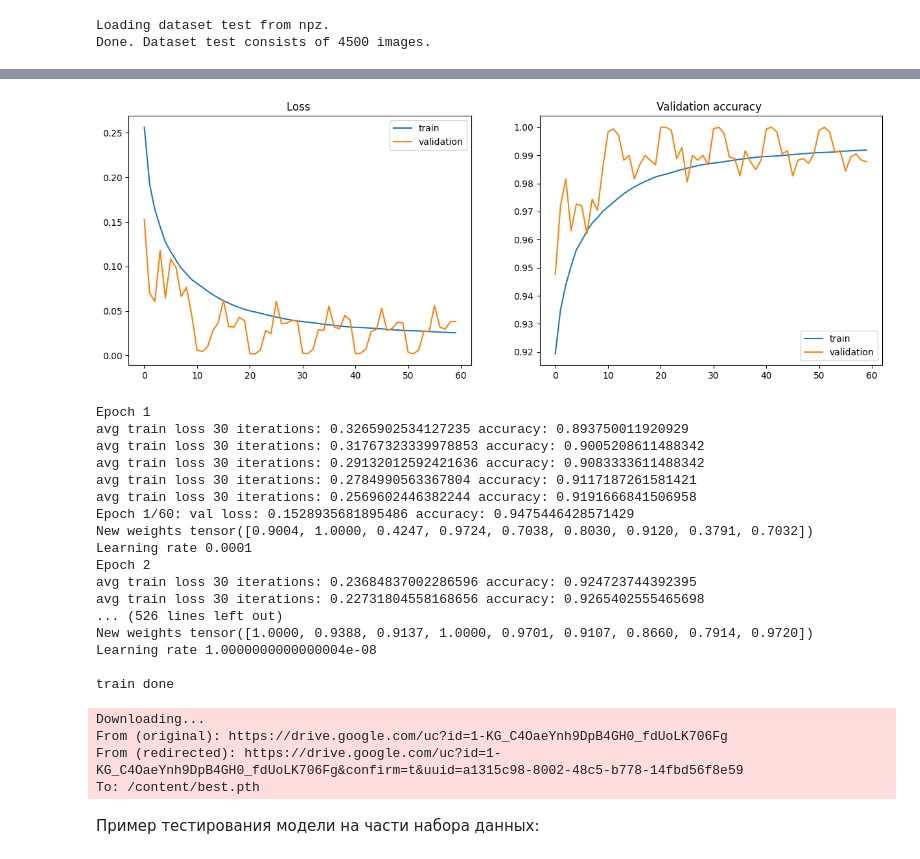
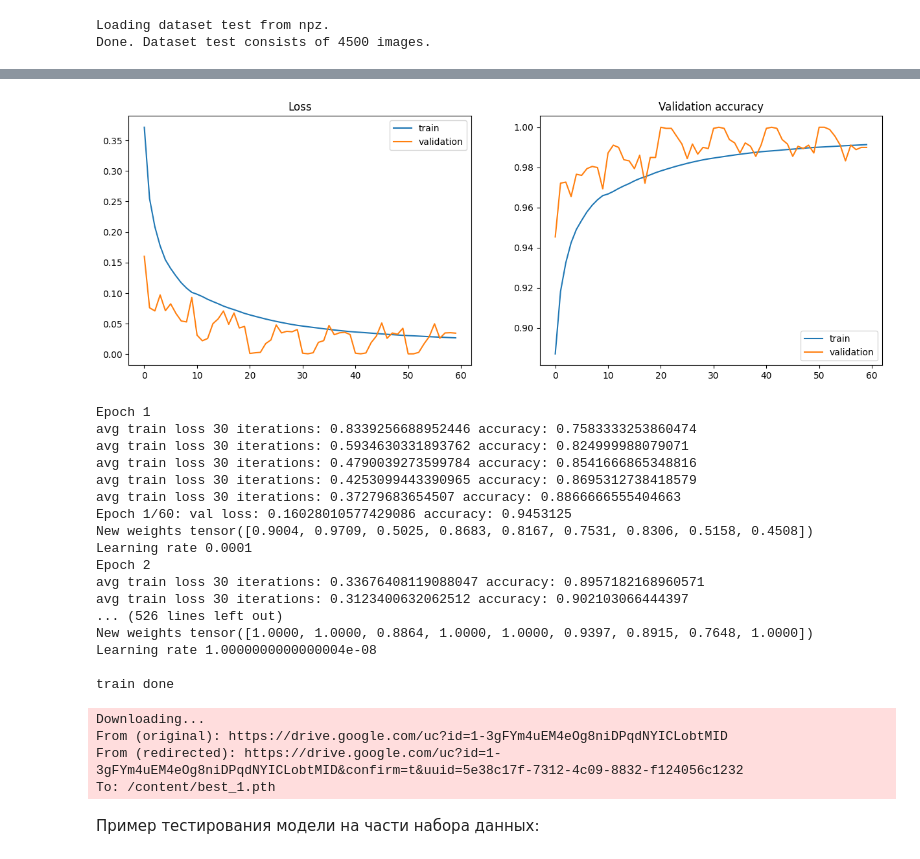
Before and after one commit to Regerant/Digital_Pathology_ResNet18_additionaltrain, a Jupyter notebook: AT__ResNET18.ipynb, the cells around one changed output, grey strips where cells are left out. Saved outputs shown, nothing was run; the diff lists cells and outputs as text; code cells hidden in the pictures.

```diff
--- a/AT__ResNET18.ipynb
+++ b/AT__ResNET18.ipynb
@@ -387,17 +388,19 @@ device = torch.device("cuda" if torch.cuda.is_available() else "cpu")
 # %%
 #LBL8 #LBL6 #LBL4
 def plot_train_process(train_loss, val_loss, train_accuracy, val_accuracy, title_suffix=''):
+    clear_output(wait=True)
     fig, axes = plt.subplots(1, 2, figsize=(15, 5))
 
-    axes[0].set_title(" ".join(["Loss", title_suffix]))
+    axes[0].set_title("Loss")
     axes[0].plot(train_loss, label="train")
     axes[0].plot(val_loss, label="validation")
     axes[0].legend()
 
-    axes[1].set_title(' '.join(["Validation accuracy", title_suffix]))
+    axes[1].set_title("Validation accuracy")
     axes[1].plot(train_accuracy, label="train")
     axes[1].plot(val_accuracy, label="validation")
     axes[1].legend()
+
     plt.show()
 # %% [markdown]
 # Матрица Ошибок
@@ -471,7 +474,9 @@ class Model:
 
     def load(self, name: str):
         name_to_id_dict = {
-            "best": '1-KG_C4OaeYnh9DpB4GH0_fdUoLK706Fg'
+            "best": '1-KG_C4OaeYnh9DpB4GH0_fdUoLK706Fg',
+            "best_model": '1L9PiS1JbKKOnxaGleh85wfz_yP5lf0H8',
+            "best_1": '1-3gFYm4uEM4eOg8niDPqdNYICLobtMID'
         }
         output = f"{name}.pth"
         gdown.download(f'https://drive.google.com/uc?id={name_to_id_dict[name]}', output, quiet=False)
@@ -503,6 +508,23 @@ class Model:
         return accuracy, np.mean(losses), weights
 
     def train(self, dataset: Dataset):
+        '''
+        param_grid =
+        {
+            "learning_rate": [1e-3, 1e-4],
+            "weight_decay": [1e-4, 1e-5],
+            "batch_size": [32, 64],
+        }
+
+        best_val_accuracy = 0.0
+        best_params = None
+
+        for params in ParameterGrid(param_grid):
+            print(f"Training with params: {params}")
+            learning_rate = params["learning_rate"]
+            weight_decay = params["weight_decay"]
+            batch_size = params["batch_size"]
+        '''
         optim = torch.optim.AdamW
         lossF = torch.nn.CrossEntropyLoss
         learning_rate = 1e-4
@@ -512,6 +534,7 @@ class Model:
         optimizer = optim(self.model.parameters(), lr=learning_rate, weight_decay=weight_decay)
         scheduler = torch.optim.lr_scheduler.ReduceLROnPlateau(optimizer, "min", patience=5, threshold=0.01, threshold_mode="rel")
 
+        #LBL11
         augmenting_transforms = v2.Compose([
             v2.RandomHorizontalFlip(),
             v2.RandomVerticalFlip(),
@@ -533,6 +556,9 @@ class Model:
         eval_every = 30
 
         weights = torch.ones(9).to(device)
+
+        best_val_accuracy = 0.0
+        best_model_path = '/content/drive/MyDrive/DP/best_model.pth'
 
         #LBL3
         for epoch in range(n_epoch):
@@ -569,6 +595,11 @@ class Model:
             val_accuracy, val_loss, weights = self.evaluate(val, loss_fn, weights)
             scheduler.step(val_loss)
 
+            if val_accuracy > best_val_accuracy:
+                best_val_accuracy = val_accuracy
+                torch.save(self.model.state_dict(), best_model_path)
+                print(f"New best model saved with accuracy: {best_val_accuracy}")
+
             train_loss_history.append(np.mean(local_train_loss_history))
             train_acc_history.append(np.mean(local_train_acc_history))
             val_loss_history.append(val_loss)
@@ -625,23 +658,23 @@ for i, layer in enumerate(model.model.children()):
             param.requires_grad = True
 # %%
 model.train(d_train)
-model.save("best")
+model.save("best_1")
 # %% [output]
-[figure, old version]
+[figure, new version]
 Epoch 1
-avg train loss 30 iterations: 0.3265902534127235 accuracy: 0.893750011920929
-avg train loss 30 iterations: 0.31767323339978853 accuracy: 0.9005208611488342
-avg train loss 30 iterations: 0.29132012592421636 accuracy: 0.9083333611488342
-avg train loss 30 iterations: 0.2784990563367804 accuracy: 0.9117187261581421
-avg train loss 30 iterations: 0.2569602446382244 accuracy: 0.9191666841506958
-Epoch 1/60: val loss: 0.1528935681895486 accuracy: 0.9475446428571429
-New weights tensor([0.9004, 1.0000, 0.4247, 0.9724, 0.7038, 0.8030, 0.9120, 0.3791, 0.7032])
+avg train loss 30 iterations: 0.8339256688952446 accuracy: 0.7583333253860474
+avg train loss 30 iterations: 0.5934630331893762 accuracy: 0.824999988079071
+avg train loss 30 iterations: 0.4790039273599784 accuracy: 0.8541666865348816
+avg train loss 30 iterations: 0.4253099443390965 accuracy: 0.8695312738418579
+avg train loss 30 iterations: 0.37279683654507 accuracy: 0.8866666555404663
+Epoch 1/60: val loss: 0.16028010577429086 accuracy: 0.9453125
+New weights tensor([0.9004, 0.9709, 0.5025, 0.8683, 0.8167, 0.7531, 0.8306, 0.5158, 0.4508])
 Learning rate 0.0001
 Epoch 2
-avg train loss 30 iterations: 0.23684837002286596 accuracy: 0.924723744392395
-avg train loss 30 iterations: 0.22731804558168656 accuracy: 0.9265402555465698
+avg train loss 30 iterations: 0.33676408119088047 accuracy: 0.8957182168960571
+avg train loss 30 iterations: 0.3123400632062512 accuracy: 0.902103066444397
 ... (526 lines left out)
-New weights tensor([1.0000, 0.9388, 0.9137, 1.0000, 0.9701, 0.9107, 0.8660, 0.7914, 0.9720])
+New weights tensor([1.0000, 1.0000, 0.8864, 1.0000, 1.0000, 0.9397, 0.8915, 0.7648, 1.0000])
 Learning rate 1.0000000000000004e-08
 
 train done
@@ -650,10 +683,11 @@ model.save("best")
-# %%
-model.load("best")
-# %% [output]
-Downloading...
-From (original): https://drive.google.com/uc?id=1-KG_C4OaeYnh9DpB4GH0_fdUoLK706Fg
-From (redirected): https://drive.google.com/uc?id=1-KG_C4OaeYnh9DpB4GH0_fdUoLK706Fg&confirm=t&uuid=a1315c98-8002-48c5-b778-14fbd56f8e59
-To: /content/best.pth
+# %%
+model.load("best_1")
+#model.load("best_model")
+# %% [output]
+Downloading...
+From (original): https://drive.google.com/uc?id=1-3gFYm4uEM4eOg8niDPqdNYICLobtMID
+From (redirected): https://drive.google.com/uc?id=1-3gFYm4uEM4eOg8niDPqdNYICLobtMID&confirm=t&uuid=5e38c17f-7312-4c09-8832-f124056c1232
+To: /content/best_1.pth
 # %% [markdown]
 Пример тестирования модели на части набора данных:
 # %%
```
Also changed, not shown: parts of 7 cells of this notebook, 3 other files.
